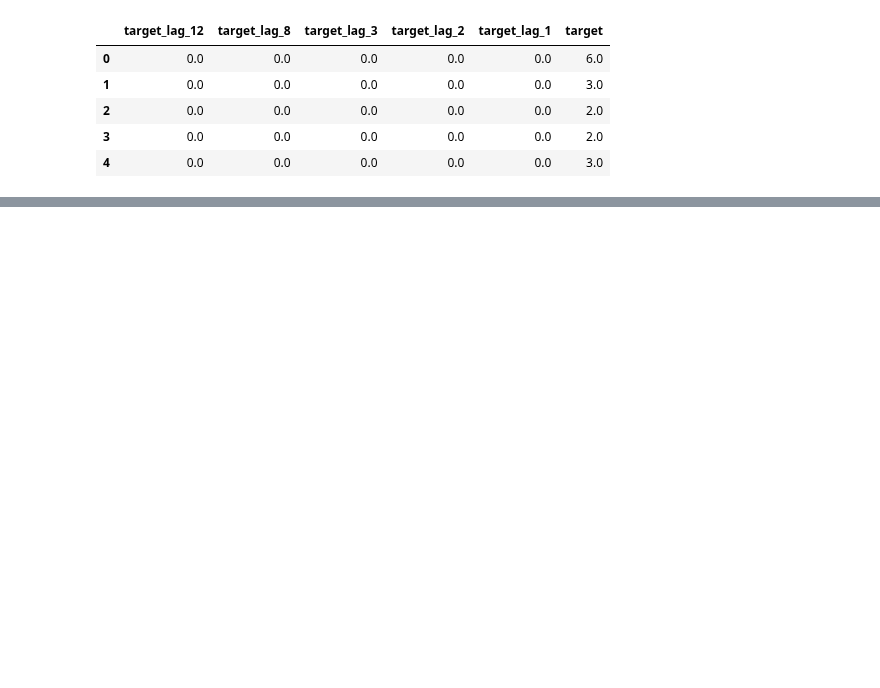
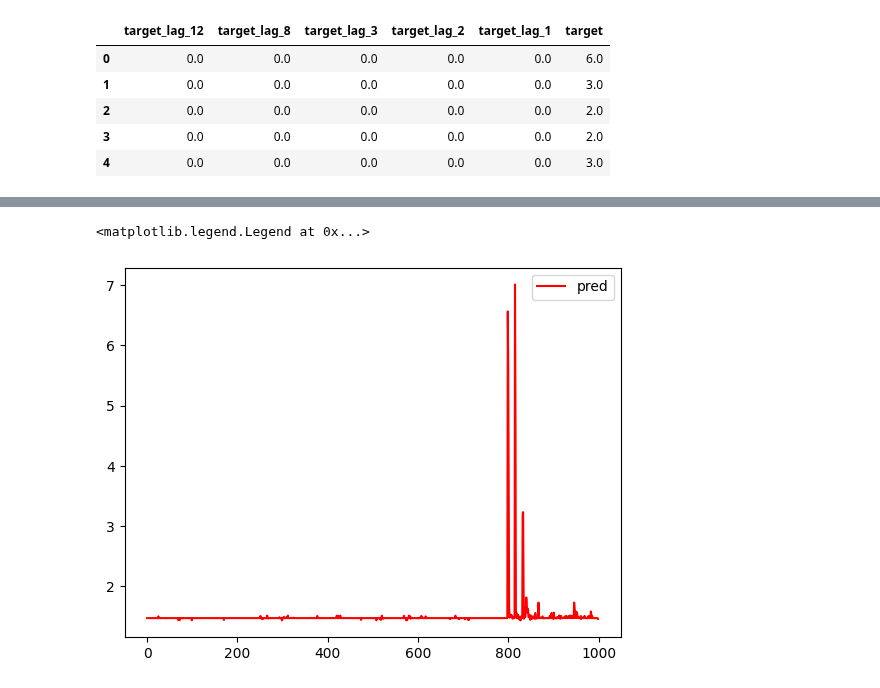
Before and after one commit to igor-cheb/retail_sales_prediction, a Jupyter notebook: modelling.ipynb, the cells around one changed output, grey strips where cells are left out. Cells and saved outputs as stored; diff of their text form; code cells hidden in the pictures; blank space fills up the shorter version.

```diff
--- a/modelling.ipynb
+++ b/modelling.ipynb
@@ -470,0 +496,10 @@ plt.legend()
+# %%
+lim = 1000
+pred = rnn_pipe.predict(X=rnn_df[rnn_feats].values[:lim]).detach().numpy()
+
+plt.plot(pred, color='r', label='pred')
+# plt.plot(rnn_df['target'].values[:lim], label='true')
+plt.legend()
+# %% [output]
+<matplotlib.legend.Legend at 0x...>
+[figure, added]
```
Also changed, not shown: parts of 9 cells of this notebook, 1 other file.
